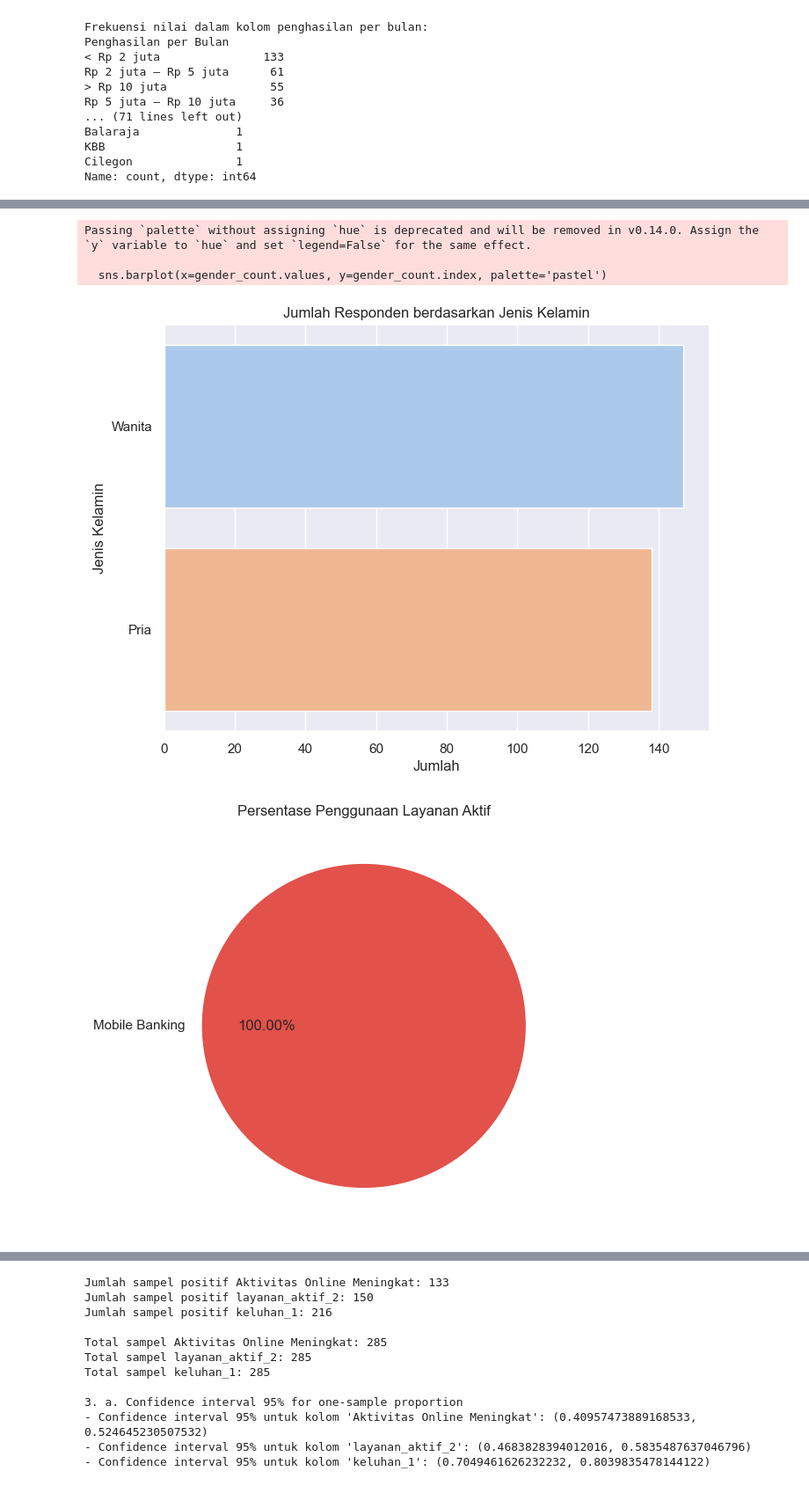
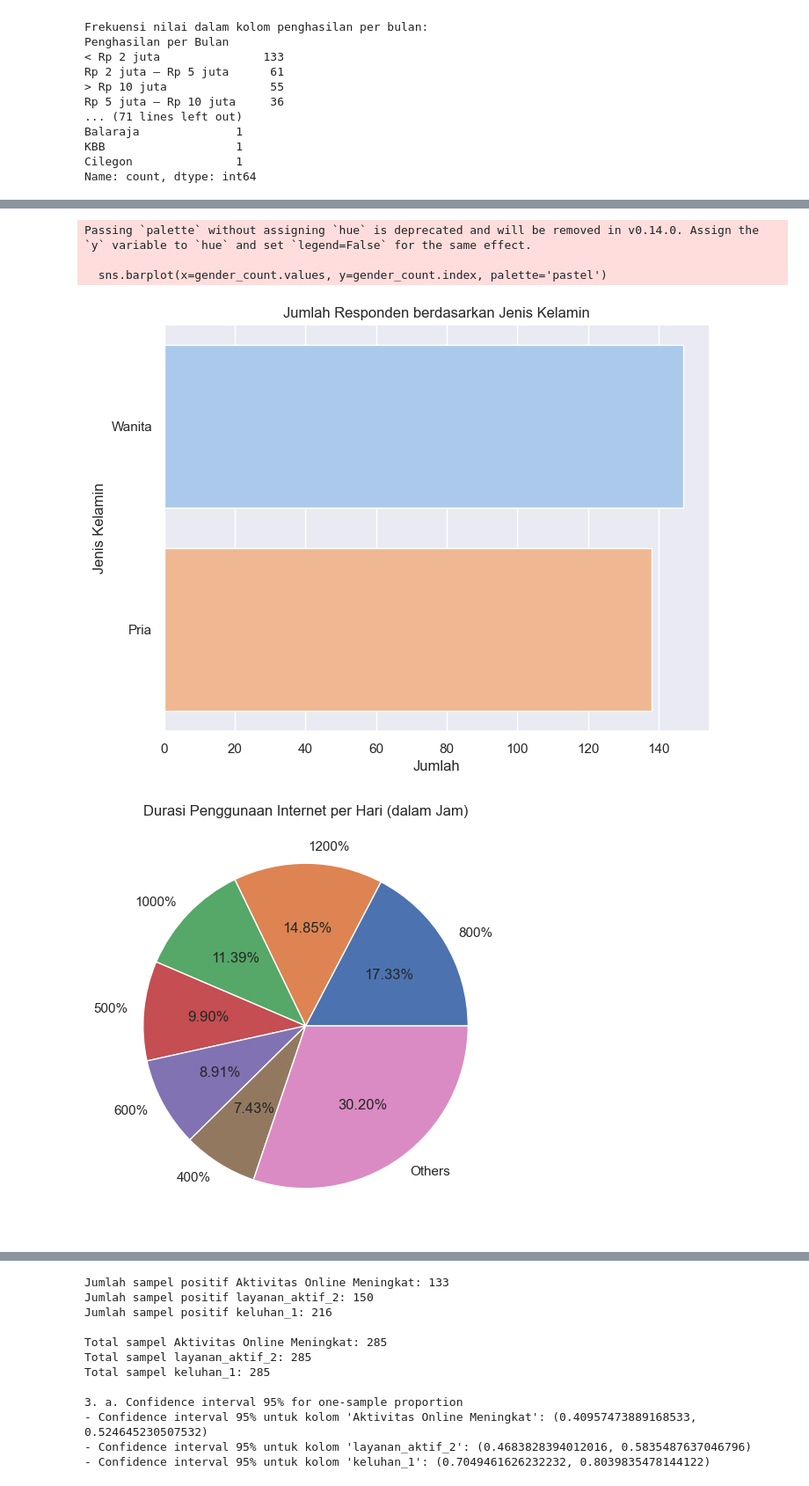
Before and after one commit to StefenSutandi/TugasBesarProbstat, a Jupyter notebook: Tugas Besar Probstat 2 Stefen Sutandi.ipynb, the cells around one changed output, grey strips where cells are left out. Shown at 88% size. Drawn from its saved outputs; the diff is of its cells as text; code cells hidden in the pictures.

```diff
--- a/Tugas Besar Probstat 2 Stefen Sutandi.ipynb
+++ b/Tugas Besar Probstat 2 Stefen Sutandi.ipynb
@@ -91,12 +91,13 @@ palette_color = sns.color_palette('Spectral')
 
 # a. Visualisasi data Jumlah Responden berdasarkan Frekuensi Usia
 plt.figure(figsize=[10, 5])
+plt.title('Jumlah Responden berdasarkan Frekuensi Usia')
 sns.histplot(data, x='Usia', color='midnightblue')
 plt.show()
 
 # b. Visualisasi data Jumlah Responden berdasarkan Penghasilan per Bulan
 plt.figure(figsize=(8, 6))
-sns.swarmplot(y=data['Penghasilan per Bulan'], color='orange')
+sns.swarmplot(y=data['Penghasilan per Bulan'], color='green')
 plt.ylabel('Penghasilan per Bulan')
 plt.title('Swarm Plot Distribusi Penghasilan per Bulan')
 plt.show()
@@ -111,9 +112,13 @@ plt.title('Jumlah Responden berdasarkan Jenis Kelamin')
 plt.show()
 
 # d. Visualisasi data Persentase Penggunaan Layanan Aktif
+usage_counts = data['Durasi Penggunaan Internet per Hari (dalam Jam)'].value_counts().sort_values(ascending=False)
+top_6 = usage_counts.head(6)
+others = pd.Series(usage_counts.iloc[6:].sum(), index=['Others'])
+combined = pd.concat([top_6, others])
 plt.figure(figsize=(8, 6))
-data['layanan_aktif_1'].value_counts().plot(kind = 'pie', colors = palette_color, autopct = '%.2f%%')
-plt.title('Persentase Penggunaan Layanan Aktif')
+combined.plot(kind='pie', autopct='%.2f%%')
+plt.title('Durasi Penggunaan Internet per Hari (dalam Jam)')
 plt.ylabel('')
 plt.show()
 
@@ -137,8 +142,8 @@ plt.show()
 Passing `palette` without assigning `hue` is deprecated and will be removed in v0.14.0. Assign the `y` variable to `hue` and set `legend=False` for the same effect.
 
   sns.barplot(x=gender_count.values, y=gender_count.index, palette='pastel')
 [figure]
-[figure, old version]
+[figure, new version]
 [figure]
 [figure]
 # %%
```
Also changed, not shown: parts of 2 cells of this notebook.
